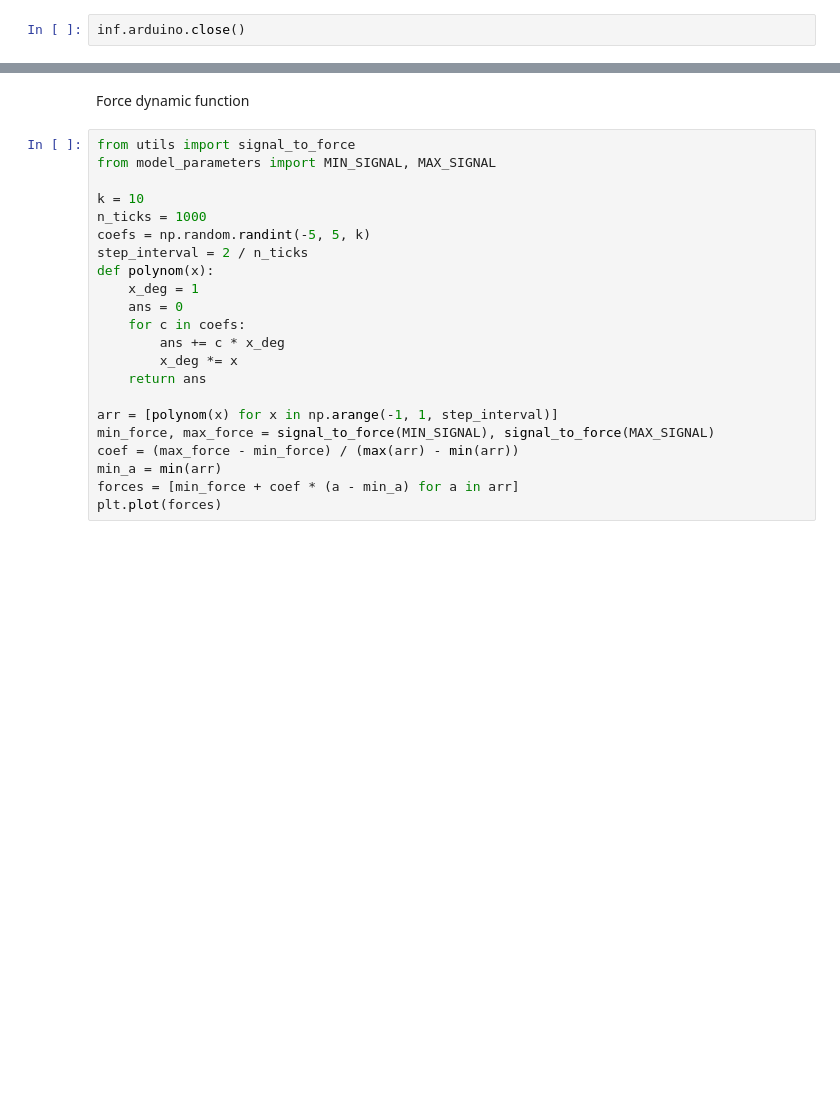
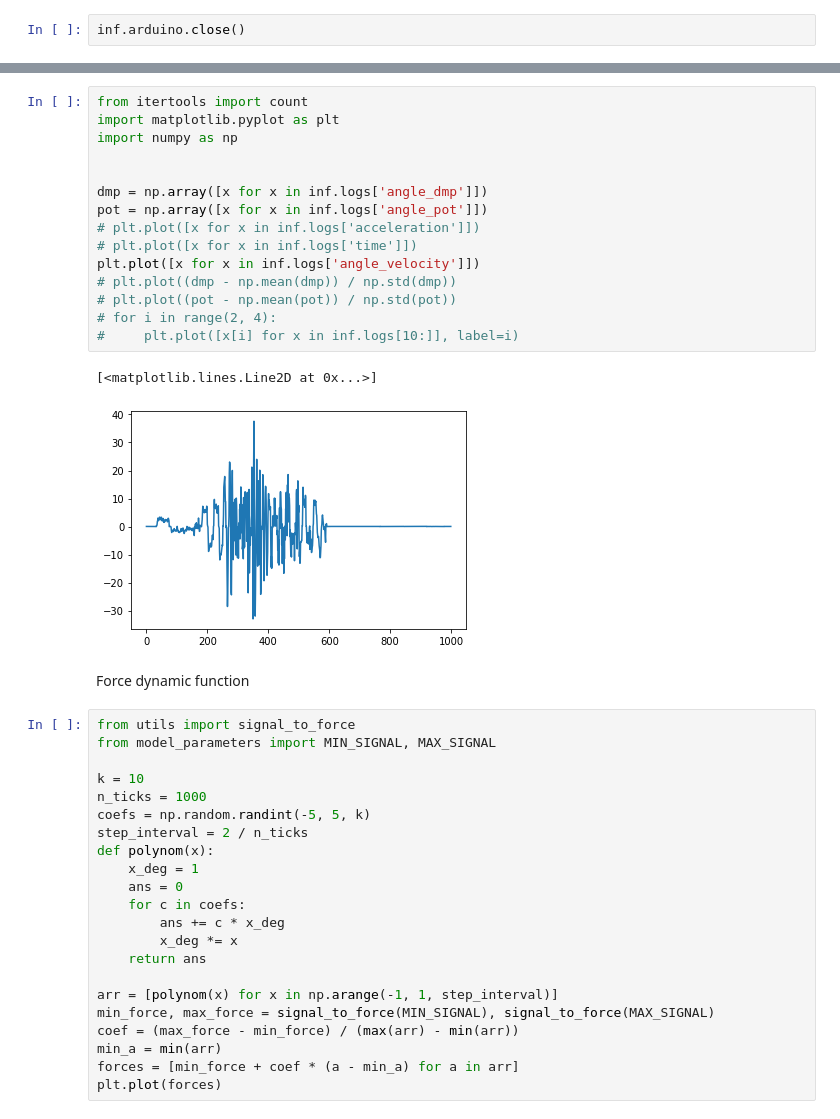
Before and after one commit to limon8884/copter, a Jupyter notebook: test_note.ipynb, the cells around one changed output, grey strips where cells are left out. Saved outputs shown, nothing was run; the diff lists cells and outputs as text; blank space fills up the shorter version.

```diff
--- a/test_note.ipynb
+++ b/test_note.ipynb
@@ -380,3 +396,21 @@ inf.arduino.close()
+# %%
+from itertools import count
+import matplotlib.pyplot as plt
+import numpy as np
+
+
+dmp = np.array([x for x in inf.logs['angle_dmp']])
+pot = np.array([x for x in inf.logs['angle_pot']])
+# plt.plot([x for x in inf.logs['acceleration']])
+# plt.plot([x for x in inf.logs['time']])
+plt.plot([x for x in inf.logs['angle_velocity']])
+# plt.plot((dmp - np.mean(dmp)) / np.std(dmp))
+# plt.plot((pot - np.mean(pot)) / np.std(pot))
+# for i in range(2, 4):
+#     plt.plot([x[i] for x in inf.logs[10:]], label=i)
+# %% [output]
+[<matplotlib.lines.Line2D at 0x...>]
+[figure, added]
 # %% [markdown]
 Force dynamic function
 # %%
```
Also changed, not shown: parts of 3 cells of this notebook, 5 other files.
